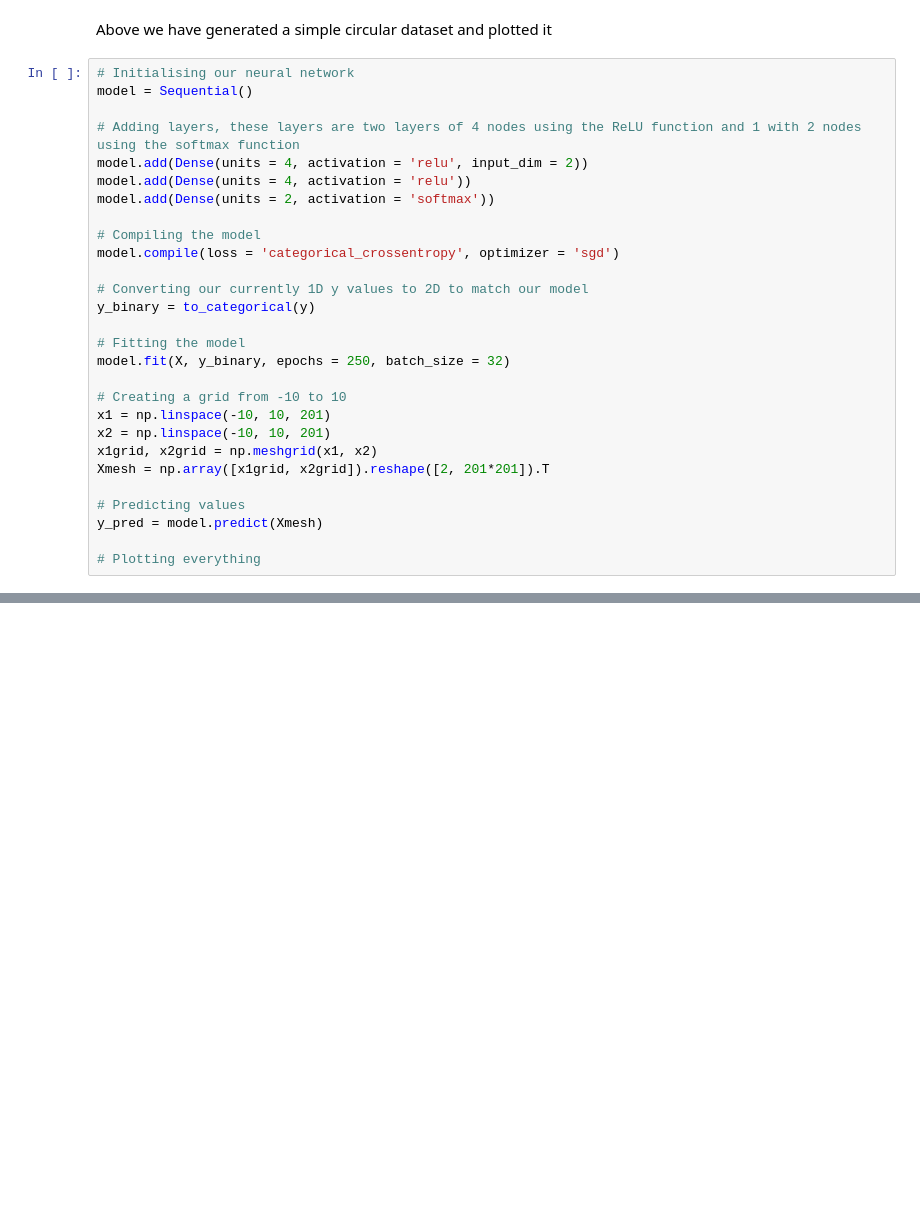
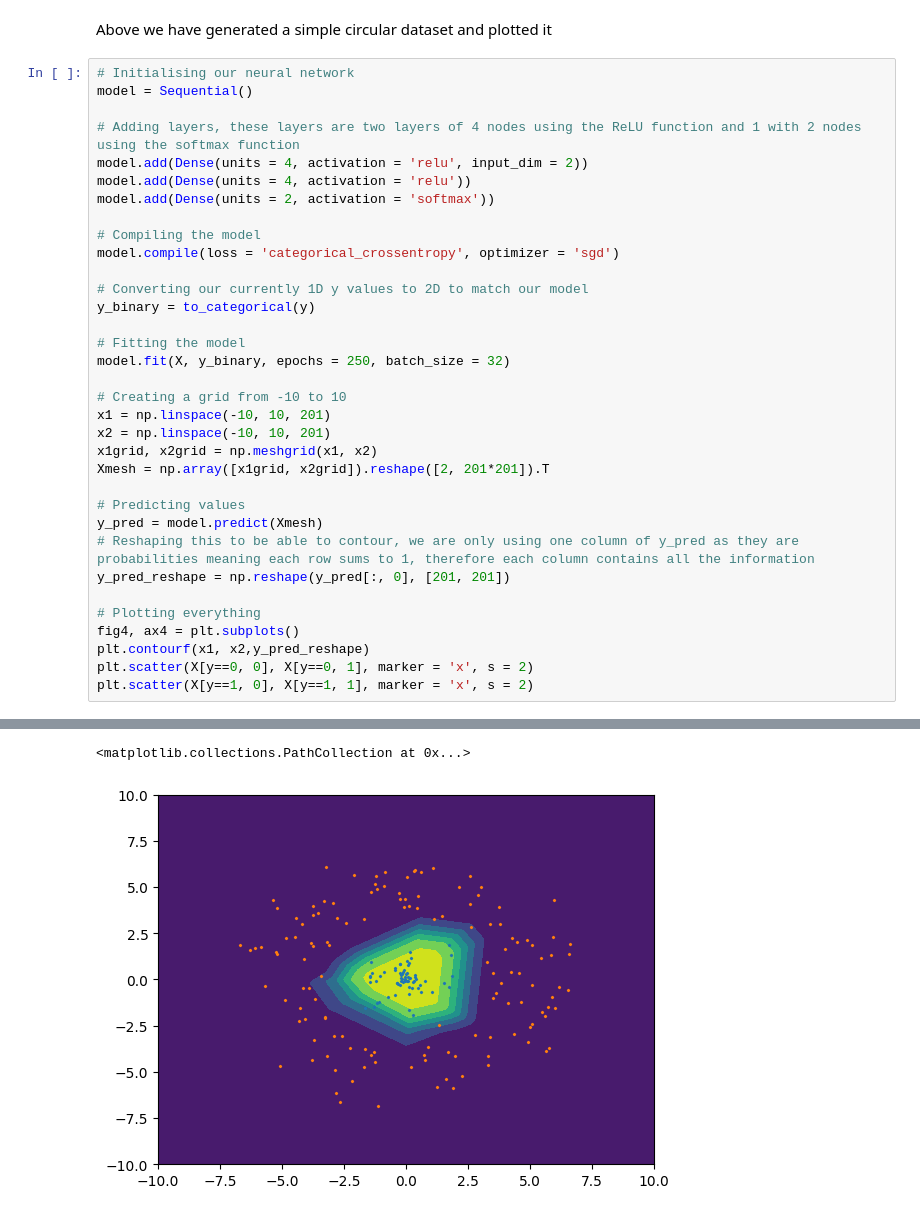
Before and after one commit to JGrant3101/ME4MachineLearning, a Jupyter notebook: Tutorial6.ipynb, the cells around one changed output, grey strips where cells are left out. Saved outputs shown, nothing was run; the diff lists cells and outputs as text; blank space fills up the shorter version.

```diff
--- a/Tutorial6.ipynb
+++ b/Tutorial6.ipynb
@@ -197,7 +197,13 @@ Xmesh = np.array([x1grid, x2grid]).reshape([2, 201*201]).T
 
 # Predicting values
 y_pred = model.predict(Xmesh)
+# Reshaping this to be able to contour, we are only using one column of y_pred as they are probabilities meaning each row sums to 1, therefore each column contains all the information
+y_pred_reshape = np.reshape(y_pred[:, 0], [201, 201])
 
 # Plotting everything
+fig4, ax4 = plt.subplots()
+plt.contourf(x1, x2,y_pred_reshape)
+plt.scatter(X[y==0, 0], X[y==0, 1], marker = 'x', s = 2)
+plt.scatter(X[y==1, 0], X[y==1, 1], marker = 'x', s = 2)
 # %% [output]
 Epoch 1/250
@@ -219,0 +226,2 @@ Epoch 250/250
+<matplotlib.collections.PathCollection at 0x...>
+[figure, added]
```
Also changed, not shown: parts of 3 cells of this notebook.
